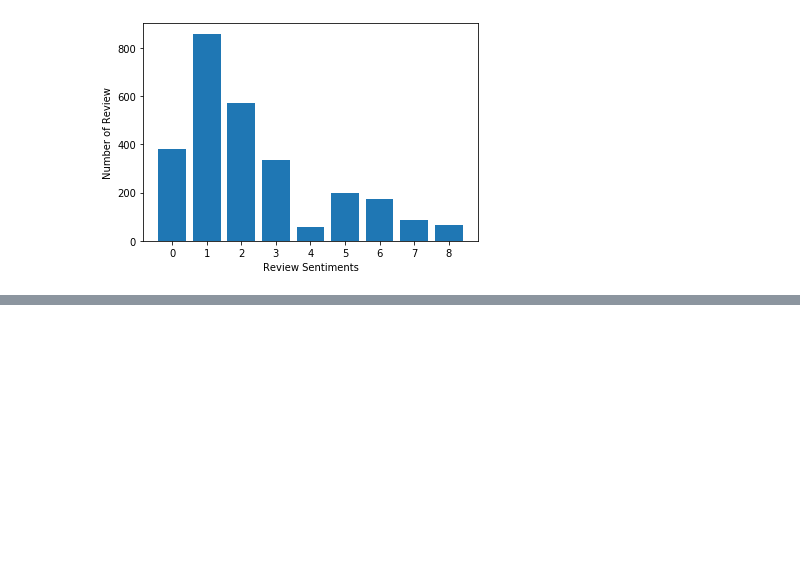
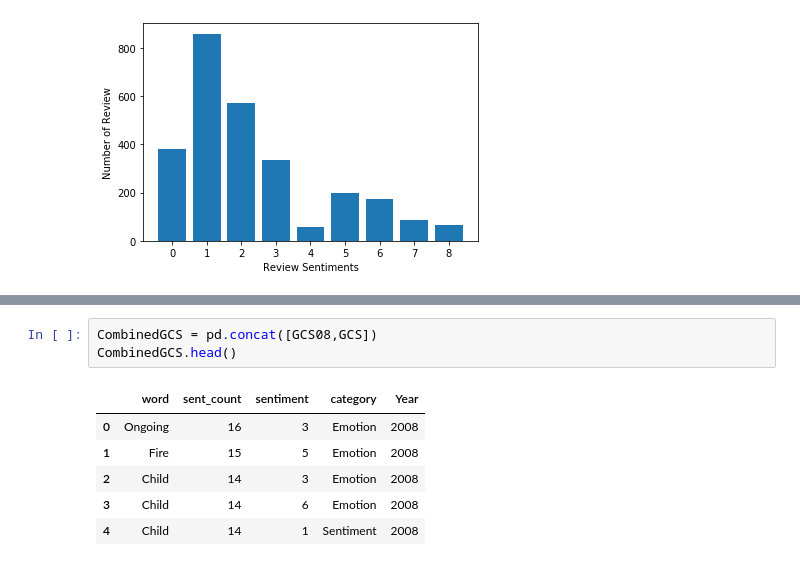
Before and after one commit to UNCG-CSE/Budget_Text_Analysis, a Jupyter notebook: src/Budget_Analysis_Emotions2.ipynb, the cells around one changed output, grey strips where cells are left out. Cells and saved outputs as stored; diff of their text form; blank space fills up the shorter version.

```diff
--- a/src/Budget_Analysis_Emotions2.ipynb
+++ b/src/Budget_Analysis_Emotions2.ipynb
@@ -123,0 +117,10 @@ GCS['Year'] = 2019
+# %%
+CombinedGCS = pd.concat([GCS08,GCS])
+CombinedGCS.head()
+# %% [output]
+|  | word | sent_count | sentiment | category | Year |
+| 0 | Ongoing | 16 | 3 | Emotion | 2008 |
+| 1 | Fire | 15 | 5 | Emotion | 2008 |
+| 2 | Child | 14 | 3 | Emotion | 2008 |
+| 3 | Child | 14 | 6 | Emotion | 2008 |
+| 4 | Child | 14 | 1 | Sentiment | 2008 |
```
Also changed, not shown: parts of 2 cells of this notebook.
